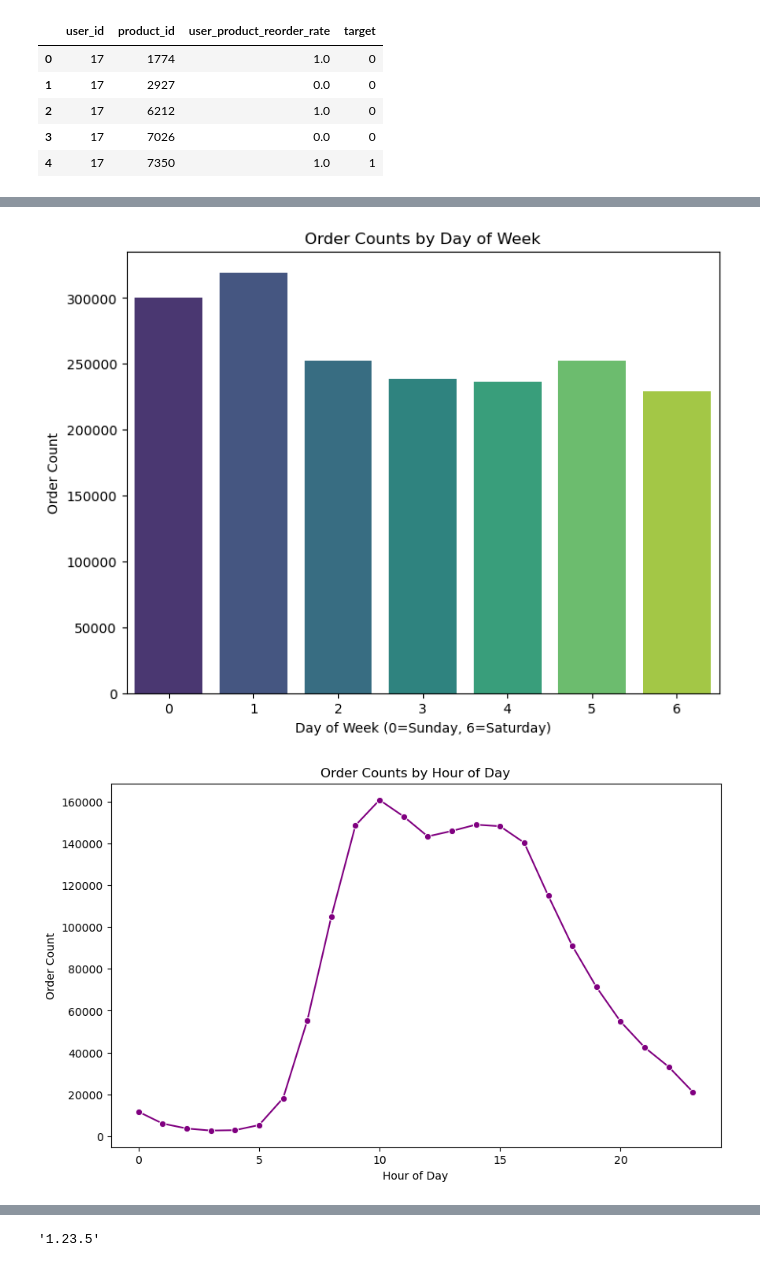
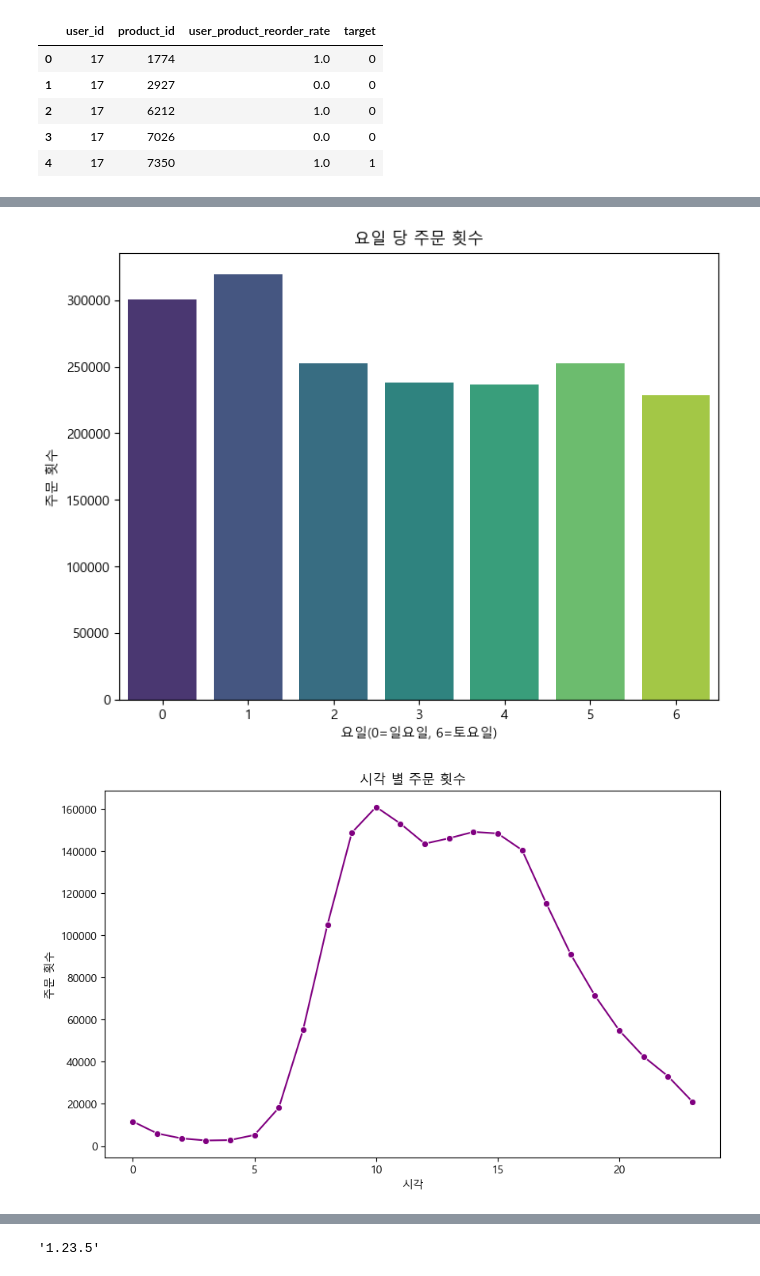
Before and after one commit to WasVelinn/1stPerSonalProjecT, a Jupyter notebook: 개인프로젝트 소스, 시각화.ipynb, the cells around one changed output, grey strips where cells are left out. Cells and saved outputs as stored; diff of their text form; code cells hidden in the pictures.

```diff
--- a/개인프로젝트 소스, 시각화.ipynb
+++ b/개인프로젝트 소스, 시각화.ipynb
@@ -417,16 +432,16 @@ plt.show()
 # %%
 # 요일별 주문량 계산
 order_dow_counts = orders['order_dow'].value_counts().sort_index()
 
 # 막대그래프 시각화
 plt.figure(figsize=(8, 6))
 sns.barplot(x=order_dow_counts.index, y=order_dow_counts.values, palette='viridis')
-plt.title('Order Counts by Day of Week')
-plt.xlabel('Day of Week (0=Sunday, 6=Saturday)')
-plt.ylabel('Order Count')
+plt.title('요일 당 주문 횟수')
+plt.xlabel('요일(0=일요일, 6=토요일)')
+plt.ylabel('주문 횟수')
 plt.show()
 # %% [output]
-[figure, old version]
+[figure, new version]
 # %%
 # 시간대별 주문량 계산
 order_hour_counts = orders['order_hour_of_day'].value_counts().sort_index()
@@ -434,12 +449,12 @@ order_hour_counts = orders['order_hour_of_day'].value_counts().sort_index()
 # 선 그래프 시각화
 plt.figure(figsize=(10, 6))
 sns.lineplot(x=order_hour_counts.index, y=order_hour_counts.values, marker='o', color='purple')
-plt.title('Order Counts by Hour of Day')
-plt.xlabel('Hour of Day')
-plt.ylabel('Order Count')
+plt.title('시각 별 주문 횟수')
+plt.xlabel('시각')
+plt.ylabel('주문 횟수')
 plt.show()
 # %% [output]
-[figure, old version]
+[figure, new version]
 # %%
 # 고객-상품 조합별 재구매율 계산
 user_product_reorder_rate = user_product_features['user_product_reorder_rate']
```
Also changed, not shown: parts of 30 cells of this notebook, 18 other files.
